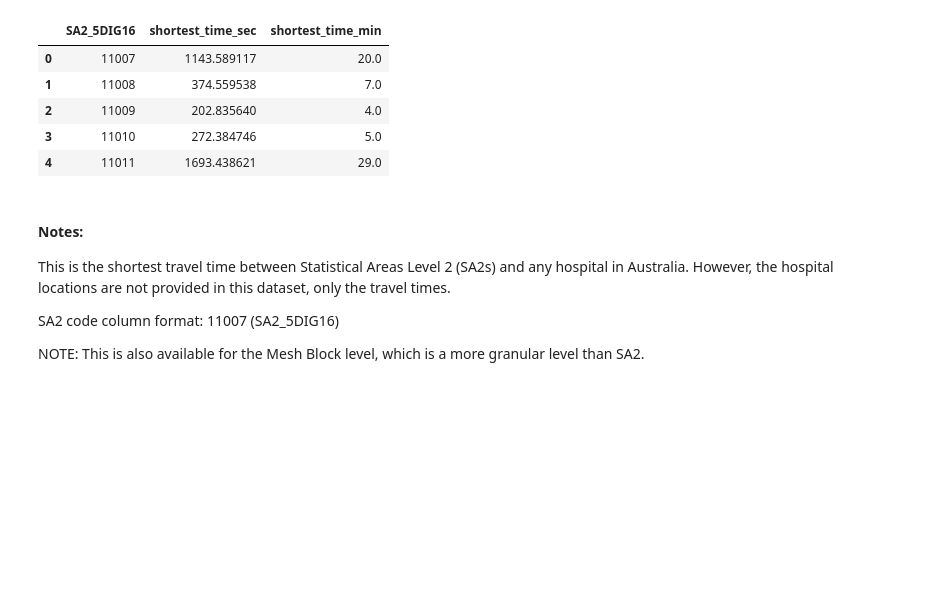
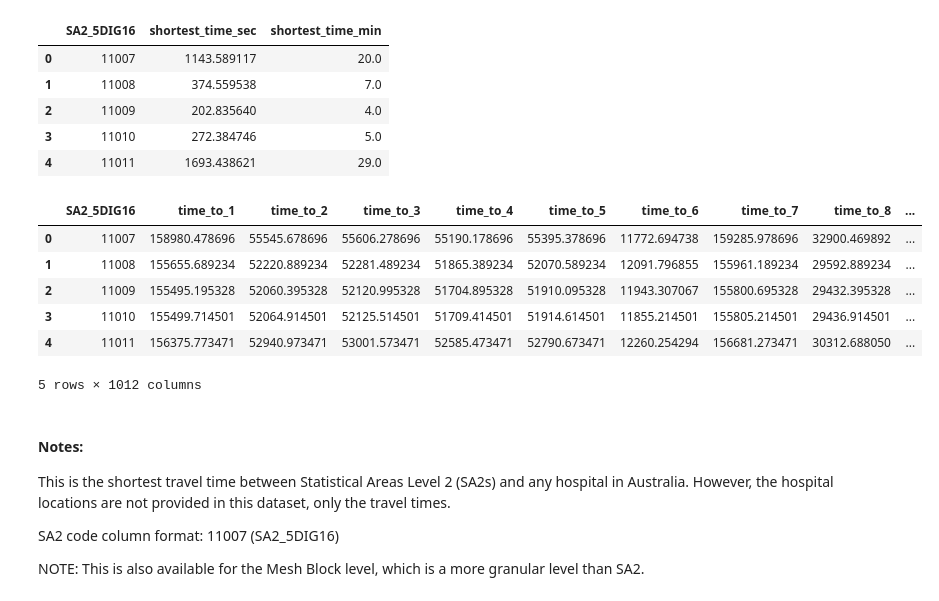
Before and after one commit to NielsvBeuningen/knowledge-engineering, a Jupyter notebook: analysis/data_analysis.ipynb, the cells around one changed output. Drawn from its saved outputs; the diff is of its cells as text; code cells hidden in the pictures; blank space fills up the shorter version.

```diff
--- a/analysis/data_analysis.ipynb
+++ b/analysis/data_analysis.ipynb
@@ -38,6 +43,17 @@ data.head()
 | 2 | 11009 | 202.835640 | 4.0 |
 | 3 | 11010 | 272.384746 | 5.0 |
 | 4 | 11011 | 1693.438621 | 29.0 |
+# %%
+data = pd.read_pickle(os.path.join(datadir, "duration_sa2_hospitals.pkl"))
+data.head()
+# %% [output]
+|  | SA2_5DIG16 | time_to_1 | time_to_2 | time_to_3 | time_to_4 | time_to_5 | time_to_6 | time_to_7 | time_to_8 | ... |
+| 0 | 11007 | 158980.478696 | 55545.678696 | 55606.278696 | 55190.178696 | 55395.378696 | 11772.694738 | 159285.978696 | 32900.469892 | ... |
+| 1 | 11008 | 155655.689234 | 52220.889234 | 52281.489234 | 51865.389234 | 52070.589234 | 12091.796855 | 155961.189234 | 29592.889234 | ... |
+| 2 | 11009 | 155495.195328 | 52060.395328 | 52120.995328 | 51704.895328 | 51910.095328 | 11943.307067 | 155800.695328 | 29432.395328 | ... |
+| 3 | 11010 | 155499.714501 | 52064.914501 | 52125.514501 | 51709.414501 | 51914.614501 | 11855.214501 | 155805.214501 | 29436.914501 | ... |
+| 4 | 11011 | 156375.773471 | 52940.973471 | 53001.573471 | 52585.473471 | 52790.673471 | 12260.254294 | 156681.273471 | 30312.688050 | ... |
+5 rows × 1012 columns
 # %% [markdown]
 #### Notes:
 This is the shortest travel time between Statistical Areas Level 2 (SA2s) and any hospital in
```
Also changed, not shown: parts of 3 cells of this notebook, 7 other files.
